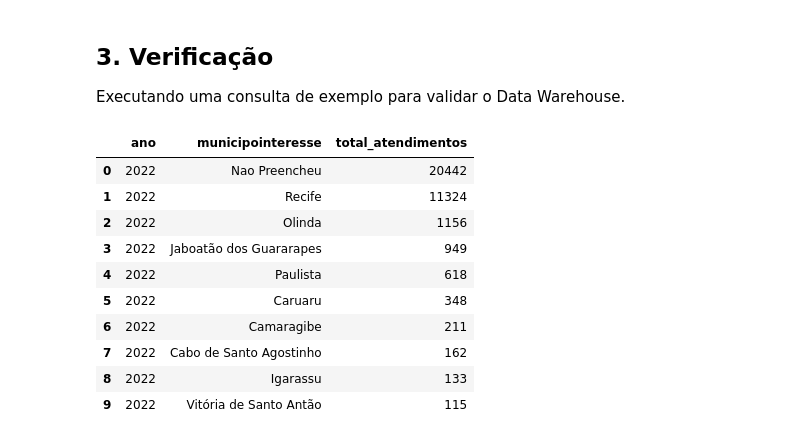
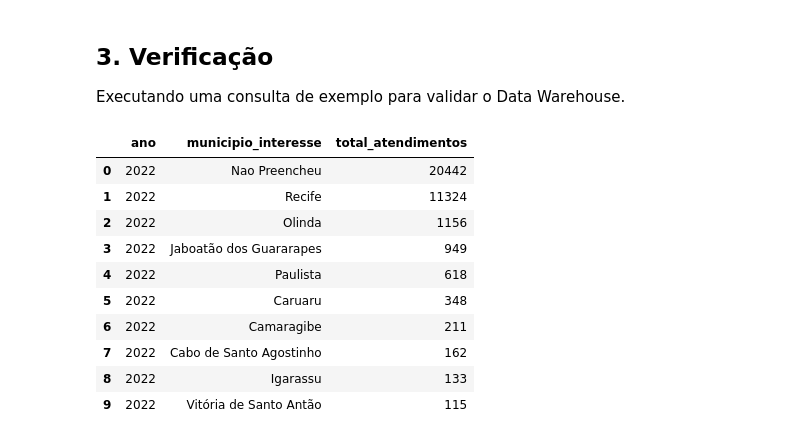
Before and after one commit to VladeMelo/projeto-bd, a Jupyter notebook: ELT.ipynb, the cells around one changed output. Saved outputs shown, nothing was run; the diff lists cells and outputs as text; code cells hidden in the pictures.

```diff
--- a/ELT.ipynb
+++ b/ELT.ipynb
@@ -21,6 +21,27 @@ files = [
 
 for f in files:
     df = pd.read_csv(f, sep=';', encoding='utf-8')
+    df.columns = [
+        col.replace('tipohospedagem', 'tipo_hospedagem')
+           .replace('tipotransporte', 'tipo_transporte')
+           .replace('motivoviagem', 'motivo_viagem')
+           .replace('tempoestadia', 'tempo_estadia')
+           .replace('tipoatendimento', 'tipo_atendimento')
+           .replace('municipointeresse', 'municipio_interesse')
+           .replace('estadoorigem', 'estado_origem')
+           .replace('paisorigem', 'pais_origem')
+           .replace('qtdadoleslentes', 'qtd_adolescentes')
+           .replace('qtdadultos', 'qtd_adultos')
+           .replace('qtdcriancas', 'qtd_criancas')
+           .replace('qtdidosos', 'qtd_idosos')
+           .replace('qtdacompanhantes', 'qtd_acompanhantes')
+           .replace('qtdturistas', 'qtd_turistas')
+           .replace('faixaetaria', 'faixa_etaria')
+           .replace('localatendimento', 'local_atendimento')
+           .replace('idatendimento', 'id_atendimento')
+           .replace('ehacompanhante', 'acompanhante')
+    for col in df.columns
+    ]
     df.to_sql('raw_atendimentos', conn, if_exists='append', index=False)
     print(f"Arquivo {f} carregado para staging. Linhas: {len(df)}")
 # %% [output]
@@ -227,20 +248,20 @@ Executando uma consulta de exemplo para validar o Data Warehouse.
 # %%
 query = """
 SELECT
     t.ano,
-    l.municipointeresse,
+    l.municipio_interesse,
     COUNT(*) as total_atendimentos
 FROM fato_atendimentos f
 JOIN dim_tempo t ON f.id_tempo = t.id_tempo
 JOIN dim_local l ON f.id_local = l.id_local
-GROUP BY t.ano, l.municipointeresse
+GROUP BY t.ano, l.municipio_interesse
 ORDER BY t.ano, total_atendimentos DESC
 LIMIT 10;
 """
 
 pd.read_sql(query, conn)
 # %% [output]
-|  | ano | municipointeresse | total_atendimentos |
+|  | ano | municipio_interesse | total_atendimentos |
 | 0 | 2022 | Nao Preencheu | 20442 |
 | 1 | 2022 | Recife | 11324 |
 | 2 | 2022 | Olinda | 1156 |
```
Also changed, not shown: parts of 5 cells of this notebook, 1 other file.
